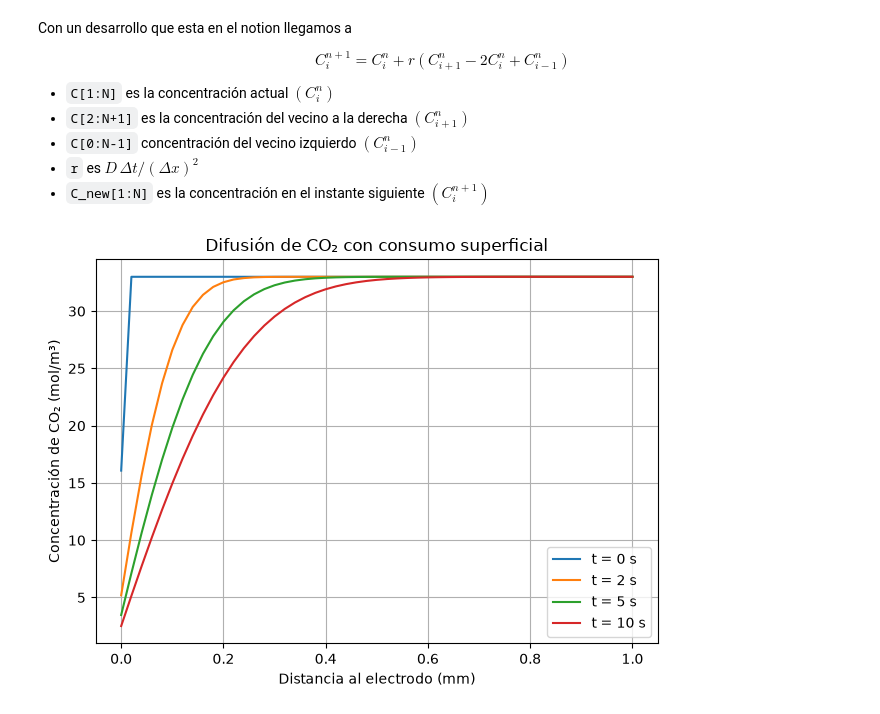
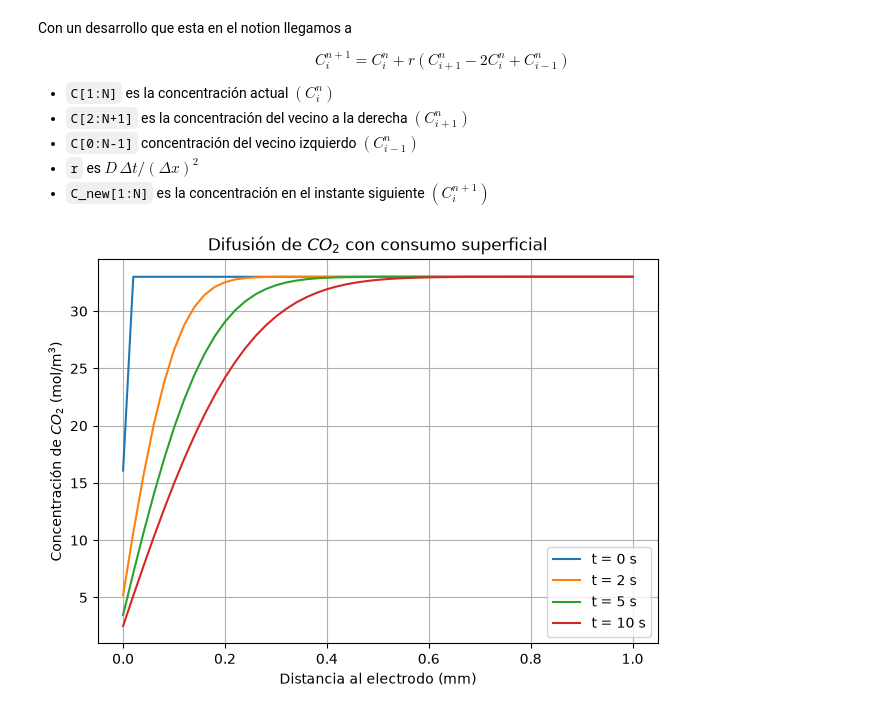
Before and after one commit to jer-vallejo/co2rr-diffusion-model, a Jupyter notebook: Etapa_1.ipynb, the cells around one changed output. Cells and saved outputs as stored; diff of their text form; code cells hidden in the pictures.

```diff
--- a/Etapa_1.ipynb
+++ b/Etapa_1.ipynb
@@ -97,35 +95,32 @@ $$C_i^{n+1}=C_i^{n}+r(C_{i+1}^n-2C_i^n+C_{i-1}^n)$$
 # %%
 for n in range(n_steps):
 
     C_new = C.copy()
 
     C_new[1:N] = C[1:N] + r * (
         C[2:N+1] - 2*C[1:N] + C[0:N-1]
     )
 
     C_new[0] = alpha * C_new[1]
 
     C_new[-1] = C_bulk
 
     # avanzar al siguiente instante
     C = C_new
     C_history[n + 1] = C.copy()
 
-# 7. Graficar perfiles de concentración
+
+x = x*1e3 # pasar a mm
 for tiempo in [0, 2, 5, 10]:
     indice = int(tiempo / dt)
-    plt.plot(
-        x * 1e3,
-        C_history[indice],
-        label=f"t = {tiempo} s"
-    )
+    plt.plot(x,C_history[indice],label=f"t = {tiempo} s")
 
 plt.xlabel("Distancia al electrodo (mm)")
-plt.ylabel("Concentración de CO₂ (mol/m³)")
-plt.title("Difusión de CO₂ con consumo superficial")
+plt.ylabel(r"Concentración de $CO_2$ (mol/m$^3$)")
+plt.title(r"Difusión de $CO_2$ con consumo superficial")
 plt.legend()
 plt.grid(True)
 plt.tight_layout()
 plt.show()
 # %% [output]
-[figure, old version]
+[figure, new version]
```
Also changed, not shown: parts of 1 cell of this notebook, 2 other files.
